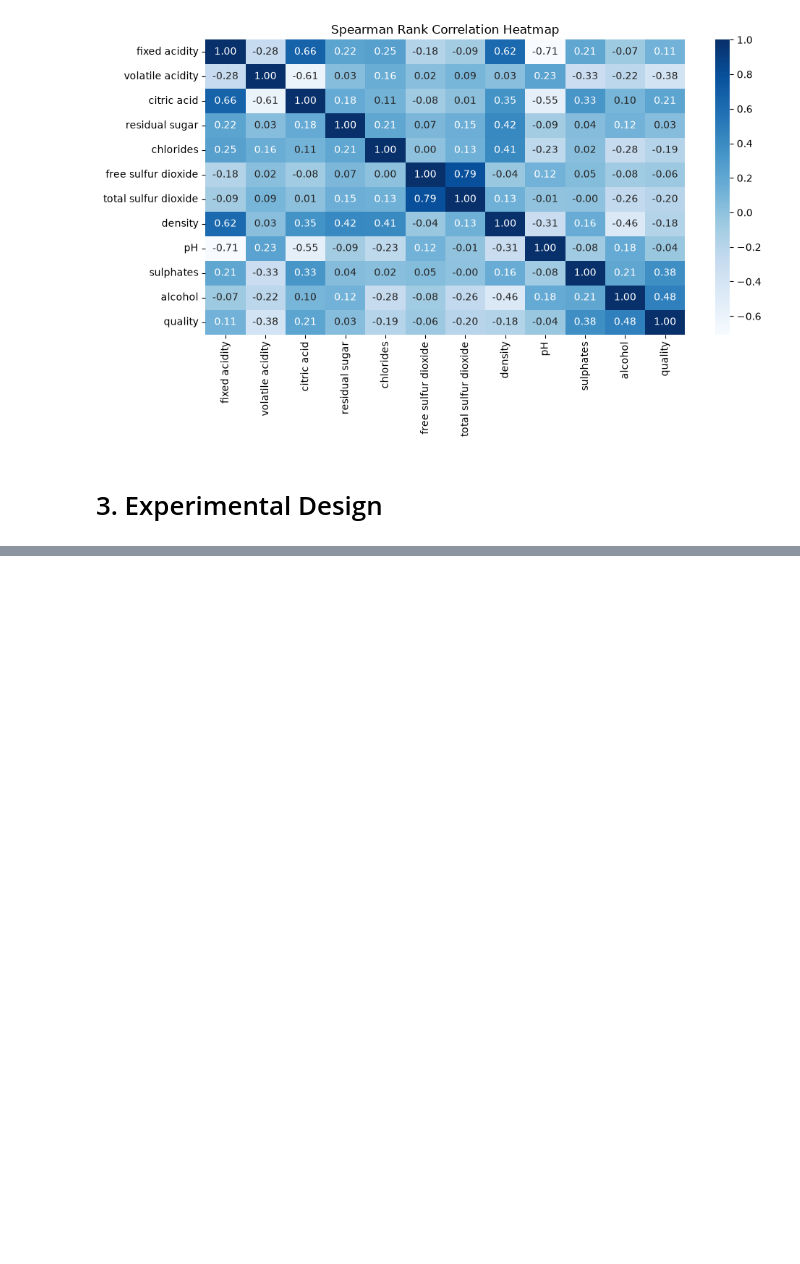
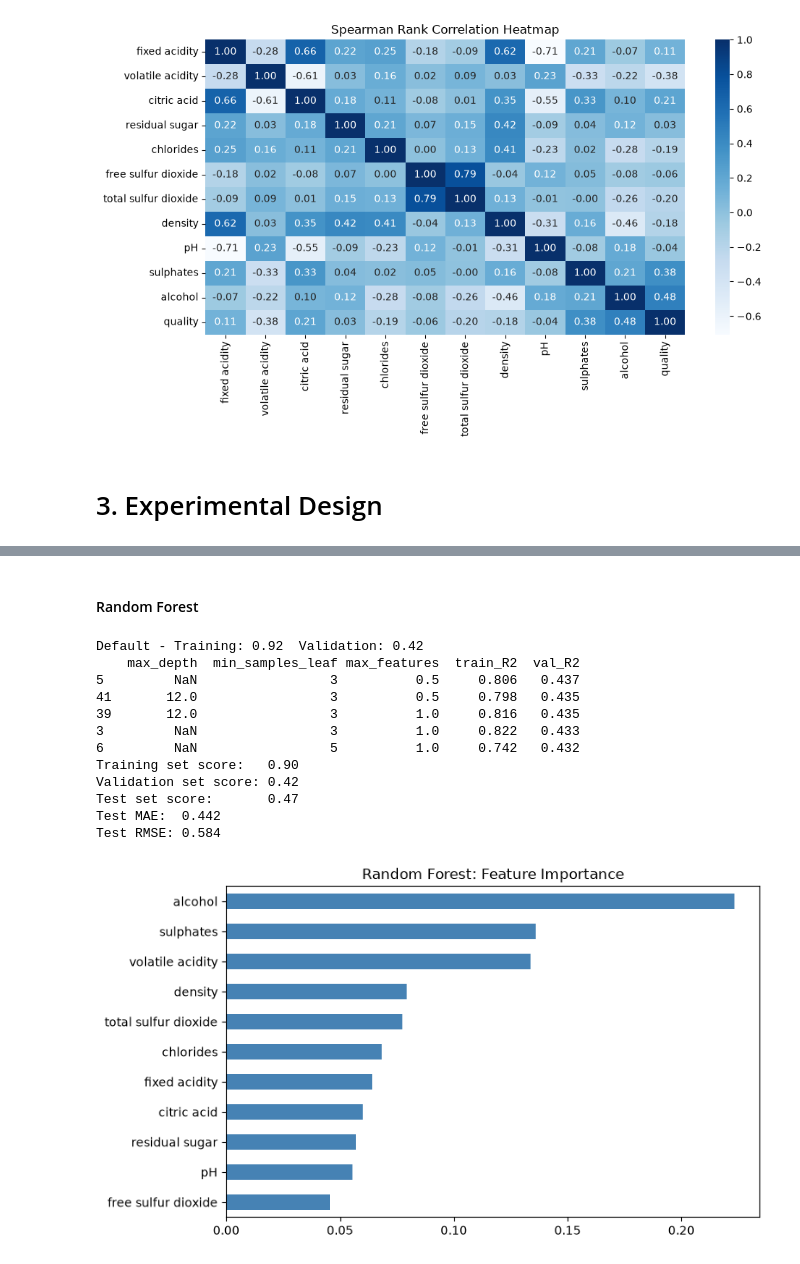
Before and after one commit to ayoajimuda/machine-learning, a Jupyter notebook: notebooks/wine_quality.ipynb, the cells around one changed output, grey strips where cells are left out. Cells and saved outputs as stored; diff of their text form; code cells hidden in the pictures; blank space fills up the shorter version.

```diff
--- a/notebooks/wine_quality.ipynb
+++ b/notebooks/wine_quality.ipynb
@@ -419,0 +637,57 @@ plt.show()
+# %% [markdown]
+#### Random Forest
+# %%
+from sklearn.ensemble import RandomForestRegressor
+from sklearn.metrics import mean_absolute_error, mean_squared_error
+
+# Like a single tree, a random forest doesn't need feature scaling
+
+# 1. Default forest
+rf = RandomForestRegressor(n_estimators=500, random_state=42, n_jobs=-1).fit(X_train, y_train)
+print("Default - Training: {:.2f}  Validation: {:.2f}".format(
+    rf.score(X_train, y_train), rf.score(X_val, y_val)))
+
+# 2. Try combinations of settings and score each on the validation set
+results = []
+for max_depth in [None, 5, 8, 12]:
+    for min_leaf in [1, 3, 5, 10]:
+        for max_feat in [1.0, "sqrt", 0.5]:
+            m = RandomForestRegressor(n_estimators=500, max_depth=max_depth,
+                                      min_samples_leaf=min_leaf, max_features=max_feat,
+                                      random_state=42, n_jobs=-1).fit(X_train, y_train)
+            results.append({"max_depth": max_depth, "min_samples_leaf": min_leaf,
+                            "max_features": max_feat,
+                            "train_R2": m.score(X_train, y_train),
+                            "val_R2": m.score(X_val, y_val)})
+
+results = pd.DataFrame(results).sort_values("val_R2", ascending=False)
+print(results.head().round(3))
+
+# 3. Final forest with the best settings, scored once on the test set
+rf = RandomForestRegressor(n_estimators=500, max_depth=12, min_samples_leaf=1,
+                           max_features=0.5, random_state=42, n_jobs=-1).fit(X_train, y_train)
+y_pred_rf = rf.predict(X_test)
+print("Training set score:   {:.2f}".format(rf.score(X_train, y_train)))
+print("Validation set score: {:.2f}".format(rf.score(X_val, y_val)))
+print("Test set score:       {:.2f}".format(rf.score(X_test, y_test)))
+print("Test MAE:  {:.3f}".format(mean_absolute_error(y_test, y_pred_rf)))
+print("Test RMSE: {:.3f}".format(mean_squared_error(y_test, y_pred_rf) ** 0.5))
+
+# 4. Feature importance
+importance = pd.Series(rf.feature_importances_, index=X_train.columns).sort_values()
+importance.plot.barh(figsize=(8, 5), color="steelblue", title="Random Forest: Feature Importance")
+plt.show()
+# %% [output]
+Default - Training: 0.92  Validation: 0.42
+    max_depth  min_samples_leaf max_features  train_R2  val_R2
+5         NaN                 3          0.5     0.806   0.437
+41       12.0                 3          0.5     0.798   0.435
+39       12.0                 3          1.0     0.816   0.435
+3         NaN                 3          1.0     0.822   0.433
+6         NaN                 5          1.0     0.742   0.432
+Training set score:   0.90
+Validation set score: 0.42
+Test set score:       0.47
+Test MAE:  0.442
+Test RMSE: 0.584
+[figure, added]
```
Also changed, not shown: parts of 30 cells of this notebook, 3 other files.
